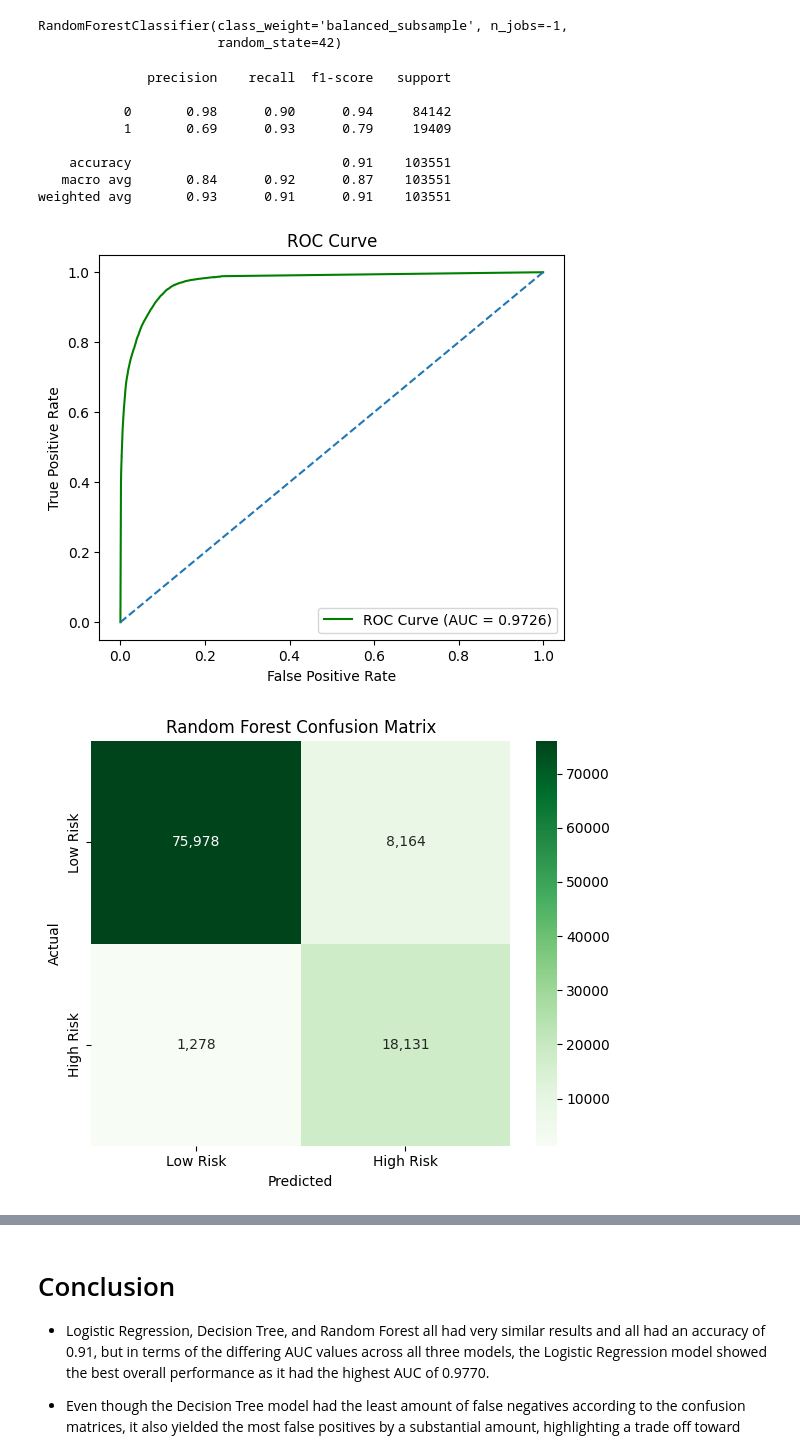
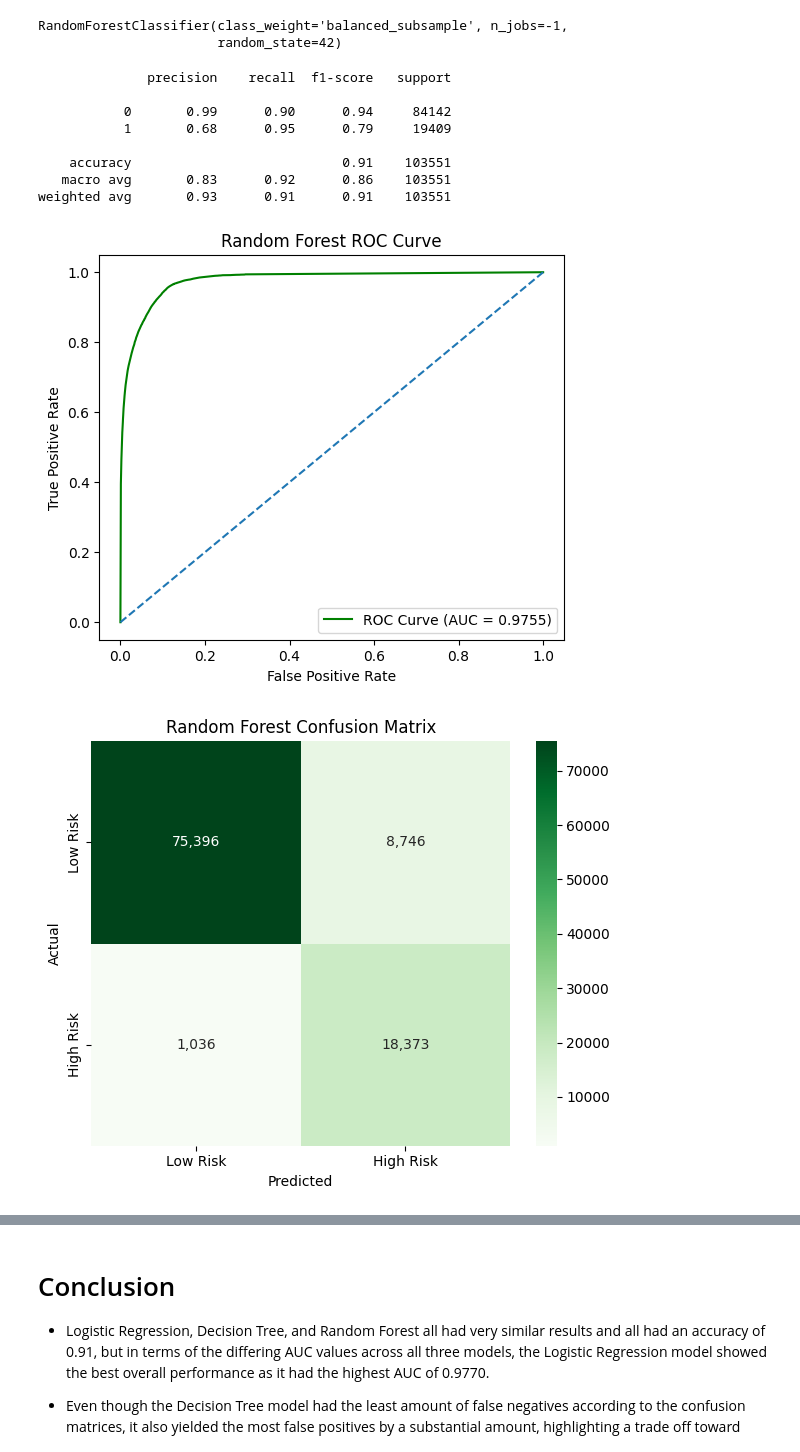
Before and after one commit to tanvirs26/Predicting-Road-Accident-Risk-Kaggle-Project, a Jupyter notebook: PredictingRoadAccidentRisk.ipynb, the cells around one changed output, grey strips where cells are left out. Drawn from its saved outputs; the diff is of its cells as text; code cells hidden in the pictures.

```diff
--- a/PredictingRoadAccidentRisk.ipynb
+++ b/PredictingRoadAccidentRisk.ipynb
@@ -572,7 +648,7 @@ for df in [train, test]:
 # %%
-# Feature cols definition
+# Variables from feature selection
 feature_cols = [
-    'curvature', 'speed_limit', 'num_reported_accidents',
+    'curvature', 'speed_limit',
     'is_highway', 'is_accident_prone',
     'lighting_dim', 'lighting_night',
     'weather_foggy', 'weather_rainy',
@@ -580,16 +656,17 @@ feature_cols = [
     'highway_x_night', 'fog_x_highway'
 ]
 
-# Split train
+# Define features and target
 X = train[feature_cols]
 y = train['risk_level']
 
+# Split into 80% train and 20% validation
 X_train, X_val, y_train, y_val = train_test_split(
     X, y,
     test_size=0.2,
     random_state=42,
-    stratify=y
+    stratify=y # class proportions are preserved
 )
 
-# Test
+# Test used for generating predictions
 X_test = test[feature_cols]
@@ -766,32 +892,32 @@ print(classification_report(y_val, y_pred_rf))
 # %% [output]
               precision    recall  f1-score   support
 
-           0       0.98      0.90      0.94     84142
-           1       0.69      0.93      0.79     19409
+           0       0.99      0.90      0.94     84142
+           1       0.68      0.95      0.79     19409
 
     accuracy                           0.91    103551
-   macro avg       0.84      0.92      0.87    103551
+   macro avg       0.83      0.92      0.86    103551
 weighted avg       0.93      0.91      0.91    103551
 # %%
 # Compute ROC curve
 fpr, tpr, thresholds = roc_curve(y_val, y_prob_rf)
 
 # Compute AUC
 roc_auc = auc(fpr, tpr)
 
 # Plot
 plt.figure(figsize=(6, 5))
 plt.plot(fpr, tpr, color='green', label=f'ROC Curve (AUC = {roc_auc:.4f})')
 plt.plot([0, 1], [0, 1], linestyle='--')
 
 plt.xlabel('False Positive Rate')
 plt.ylabel('True Positive Rate')
-plt.title('ROC Curve')
+plt.title('Random Forest ROC Curve')
 plt.legend(loc='lower right')
 
 plt.show()
 # %% [output]
-[figure, old version]
+[figure, new version]
 # %%
 cm_rf = confusion_matrix(y_val, y_pred_rf)
 fig, ax = plt.subplots(figsize=(6, 5))
@@ -810,6 +936,6 @@ ax.set_ylabel('Actual')
 plt.tight_layout()
 plt.show()
 # %% [output]
-[figure, old version]
+[figure, new version]
 # %% [markdown]
 ### Random Forest Findings:
```
Also changed, not shown: parts of 26 cells of this notebook.
